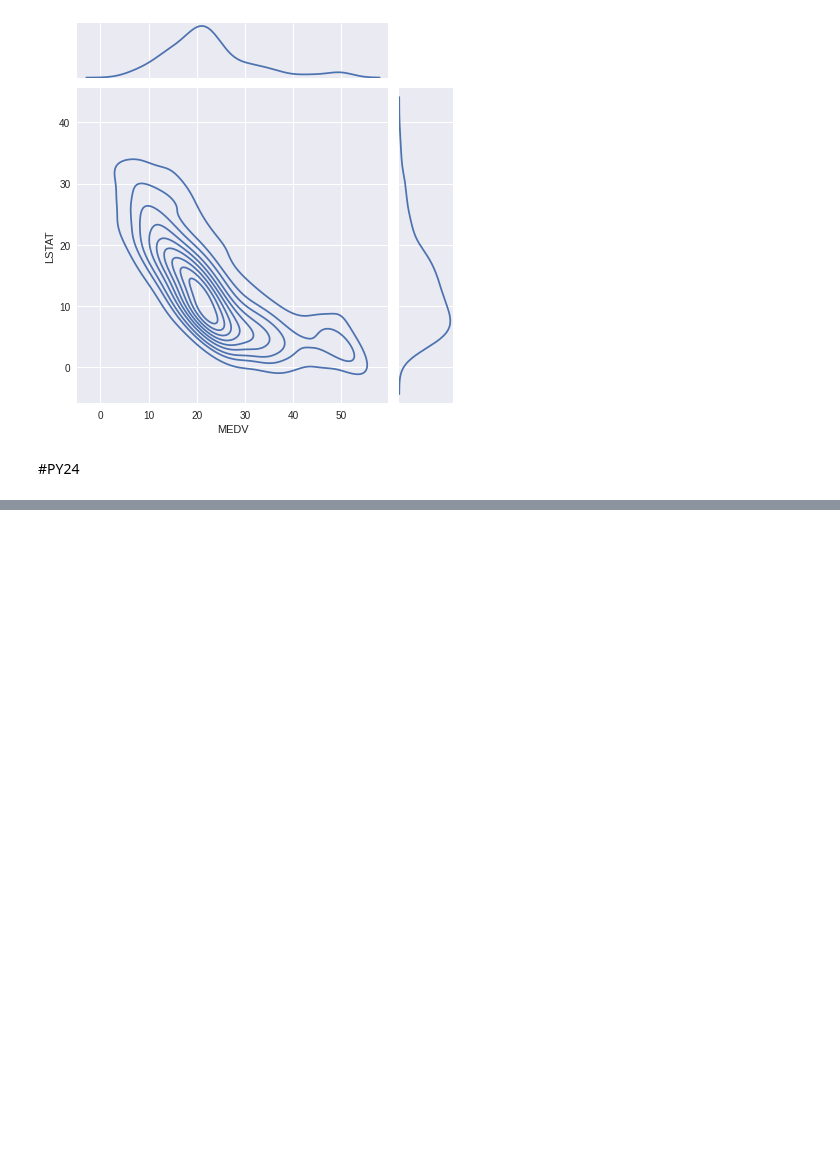
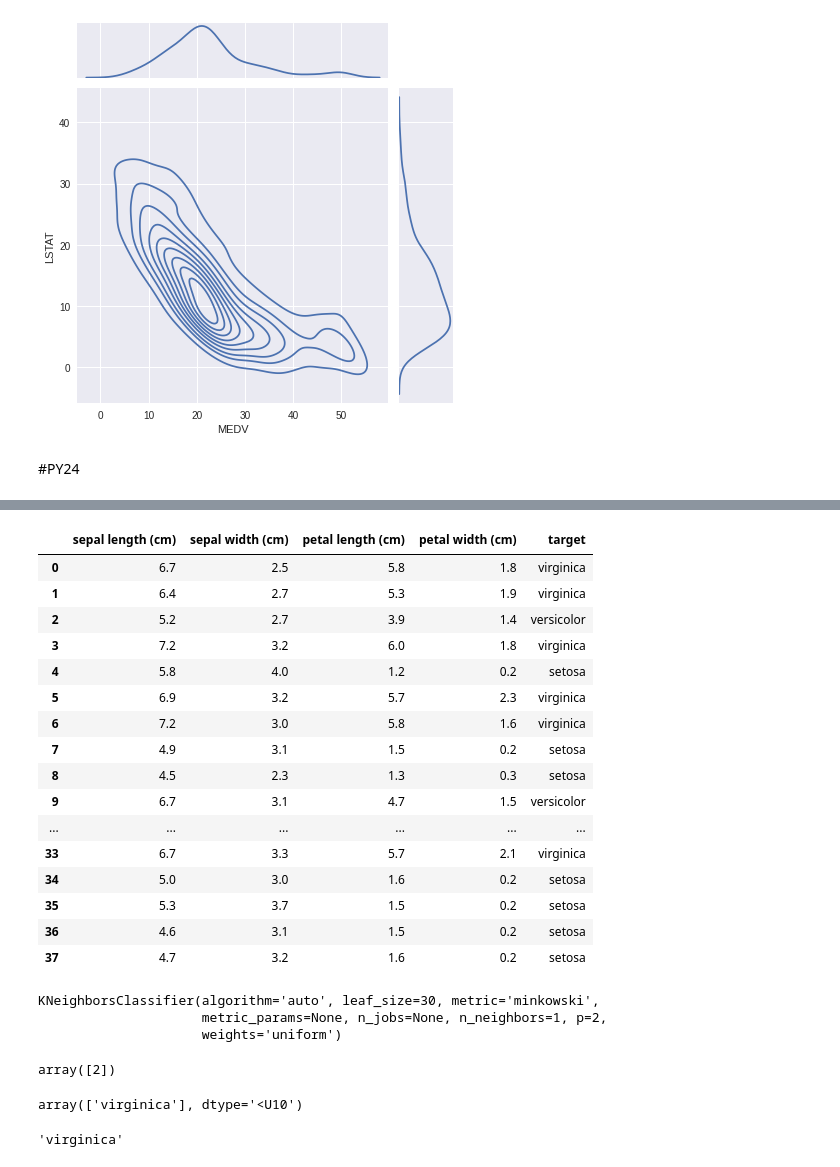
Before and after one commit to Mori-Don/RabbitChallenge, a Jupyter notebook: RabbitChallenge_PythonKoza_21_25.ipynb, the cells around one changed output, grey strips where cells are left out. Cells and saved outputs as stored; diff of their text form; code cells hidden in the pictures; blank space fills up the shorter version.

```diff
--- a/RabbitChallenge_PythonKoza_21_25.ipynb
+++ b/RabbitChallenge_PythonKoza_21_25.ipynb
@@ -284,0 +291,5 @@ sns.jointplot(df['MEDV'], df['LSTAT'], kind='kde')
+# %%
+iris = datasets.load_iris()
+data = pd.DataFrame(iris.data, columns=iris.feature_names)
+data['target'] = iris.target_names[iris.target]
+data
@@ -284,0 +310,2 @@ sns.jointplot(df['MEDV'], df['LSTAT'], kind='kde')
+# %%
+x_train, x_test, y_train, y_test = train_test_split(iris['data'], iris['target'])
@@ -284,0 +330,44 @@ sns.jointplot(df['MEDV'], df['LSTAT'], kind='kde')
+# %%
+data_test = pd.DataFrame(x_test, columns=iris.feature_names)
+data_test['target'] = iris.target_names[y_test]
+data_test
+# %% [output]
+|  | sepal length (cm) | sepal width (cm) | petal length (cm) | petal width (cm) | target |
+| 0 | 6.7 | 2.5 | 5.8 | 1.8 | virginica |
+| 1 | 6.4 | 2.7 | 5.3 | 1.9 | virginica |
+| 2 | 5.2 | 2.7 | 3.9 | 1.4 | versicolor |
+| 3 | 7.2 | 3.2 | 6.0 | 1.8 | virginica |
+| 4 | 5.8 | 4.0 | 1.2 | 0.2 | setosa |
+| 5 | 6.9 | 3.2 | 5.7 | 2.3 | virginica |
+| 6 | 7.2 | 3.0 | 5.8 | 1.6 | virginica |
+| 7 | 4.9 | 3.1 | 1.5 | 0.2 | setosa |
+| 8 | 4.5 | 2.3 | 1.3 | 0.3 | setosa |
+| 9 | 6.7 | 3.1 | 4.7 | 1.5 | versicolor |
+| ... | ... | ... | ... | ... | ... |
+| 33 | 6.7 | 3.3 | 5.7 | 2.1 | virginica |
+| 34 | 5.0 | 3.0 | 1.6 | 0.2 | setosa |
+| 35 | 5.3 | 3.7 | 1.5 | 0.2 | setosa |
+| 36 | 4.6 | 3.1 | 1.5 | 0.2 | setosa |
+| 37 | 4.7 | 3.2 | 1.6 | 0.2 | setosa |
+# %%
+from sklearn.neighbors import KNeighborsClassifier
+
+knn = KNeighborsClassifier(n_neighbors=1)
+knn.fit(x_train, y_train)
+# %% [output]
+KNeighborsClassifier(algorithm='auto', leaf_size=30, metric='minkowski',
+                     metric_params=None, n_jobs=None, n_neighbors=1, p=2,
+                     weights='uniform')
+# %%
+predicted = knn.predict([x_test[0]])
+predicted
+# %% [output]
+array([2])
+# %%
+iris['target_names'][predicted]
+# %% [output]
+array(['virginica'], dtype='<U10')
+# %%
+iris['target_names'][y_test[0]]
+# %% [output]
+'virginica'
```
Also changed, not shown: parts of 21 cells of this notebook.
